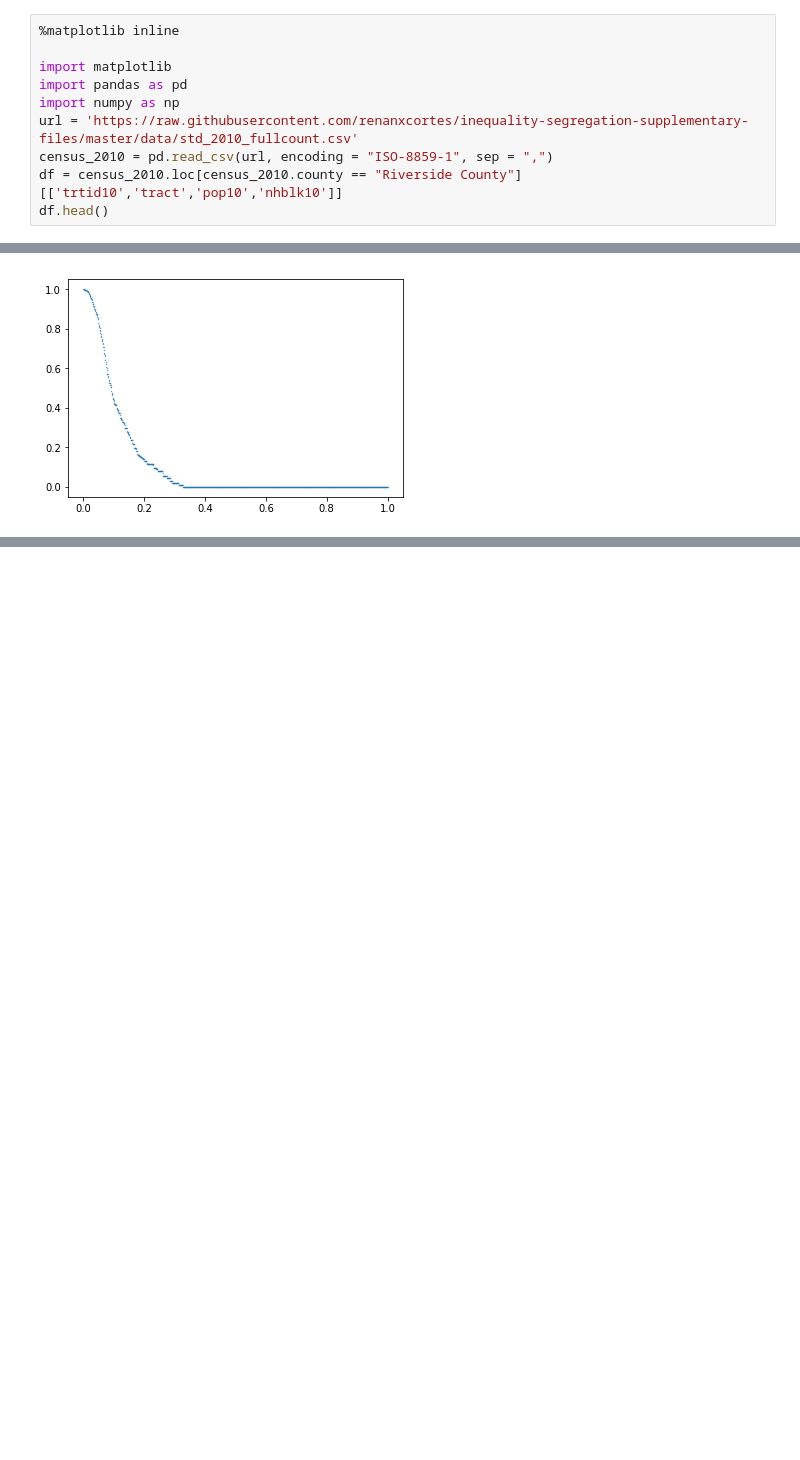
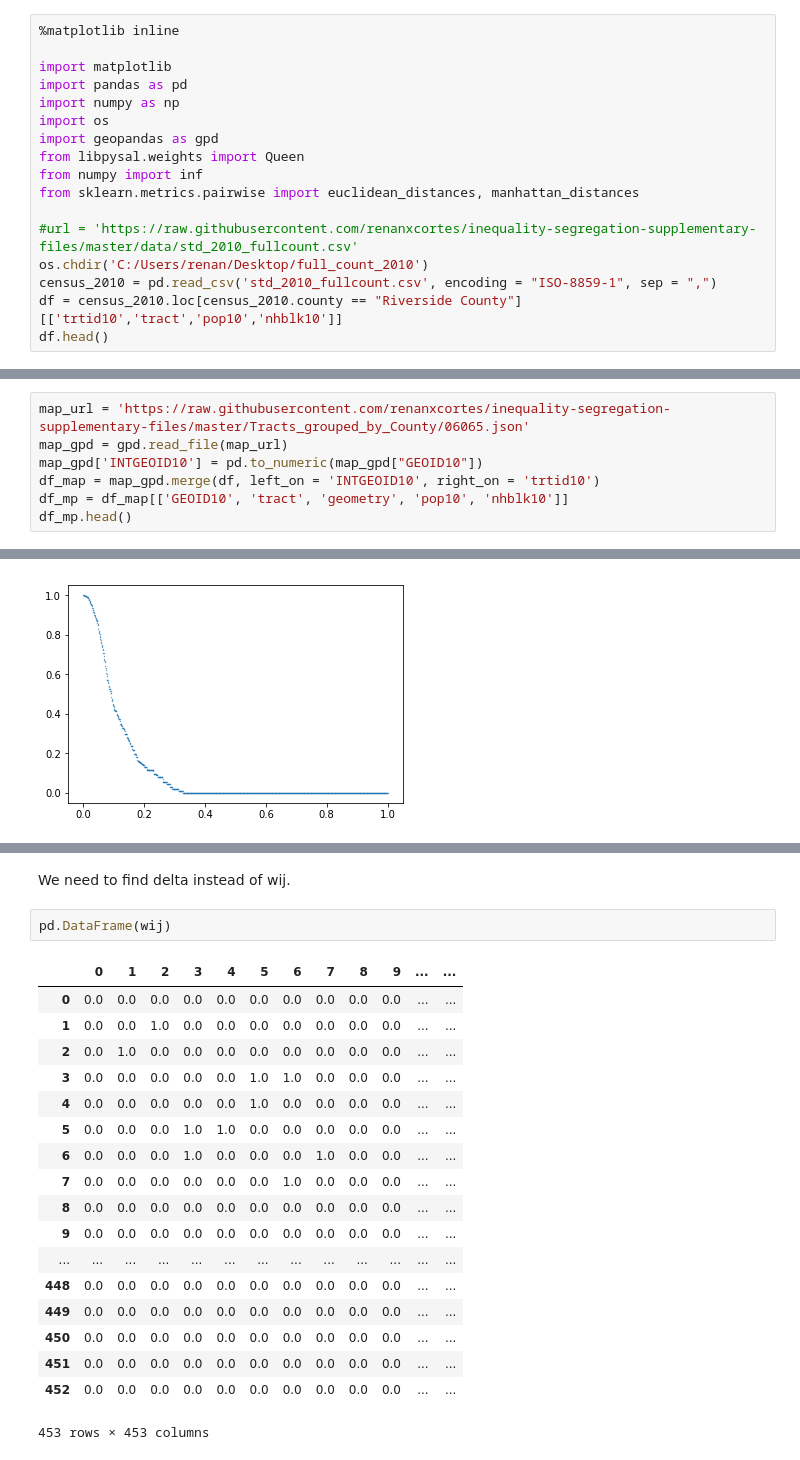
Before and after one commit to pysal/segregation, a Jupyter notebook: notebooks/Concentration_Profile_Function.ipynb, the cells around one changed output, grey strips where cells are left out. Saved outputs shown, nothing was run; the diff lists cells and outputs as text; blank space fills up the shorter version.

```diff
--- a/notebooks/Concentration_Profile_Function.ipynb
+++ b/notebooks/Concentration_Profile_Function.ipynb
@@ -6,8 +6,15 @@
 import matplotlib
 import pandas as pd
 import numpy as np
-url = 'https://raw.githubusercontent.com/renanxcortes/inequality-segregation-supplementary-files/master/data/std_2010_fullcount.csv'
-census_2010 = pd.read_csv(url, encoding = "ISO-8859-1", sep = ",")
+import os
+import geopandas as gpd
+from libpysal.weights import Queen
+from numpy import inf
+from sklearn.metrics.pairwise import euclidean_distances, manhattan_distances
+
+#url = 'https://raw.githubusercontent.com/renanxcortes/inequality-segregation-supplementary-files/master/data/std_2010_fullcount.csv'
+os.chdir('C:/Users/renan/Desktop/full_count_2010')
+census_2010 = pd.read_csv('std_2010_fullcount.csv', encoding = "ISO-8859-1", sep = ",")
 df = census_2010.loc[census_2010.county == "Riverside County"][['trtid10','tract','pop10','nhblk10']]
 df.head()
 # %% [output]
@@ -17,3 +24,10 @@ df.head()
 | 5731 | 6065041910 | Census Tract 419.10 | 6342 | 405 |
 | 5733 | 6065040816 | Census Tract 408.16 | 2594 | 346 |
 | 5735 | 6065040815 | Census Tract 408.15 | 3586 | 429 |
+# %%
+map_url = 'https://raw.githubusercontent.com/renanxcortes/inequality-segregation-supplementary-files/master/Tracts_grouped_by_County/06065.json'
+map_gpd = gpd.read_file(map_url)
+map_gpd['INTGEOID10'] = pd.to_numeric(map_gpd["GEOID10"])
+df_map = map_gpd.merge(df, left_on = 'INTGEOID10', right_on = 'trtid10')
+df_mp = df_map[['GEOID10', 'tract', 'geometry', 'pop10', 'nhblk10']]
+df_mp.head()
@@ -102,0 +141,23 @@ matplotlib.pyplot.scatter(cp_index[1],
+# %% [markdown]
+We need to find delta instead of wij.
+# %%
+pd.DataFrame(wij)
+# %% [output]
+|  | 0 | 1 | 2 | 3 | 4 | 5 | 6 | 7 | 8 | 9 | ... | ... |
+| 0 | 0.0 | 0.0 | 0.0 | 0.0 | 0.0 | 0.0 | 0.0 | 0.0 | 0.0 | 0.0 | ... | ... |
+| 1 | 0.0 | 0.0 | 1.0 | 0.0 | 0.0 | 0.0 | 0.0 | 0.0 | 0.0 | 0.0 | ... | ... |
+| 2 | 0.0 | 1.0 | 0.0 | 0.0 | 0.0 | 0.0 | 0.0 | 0.0 | 0.0 | 0.0 | ... | ... |
+| 3 | 0.0 | 0.0 | 0.0 | 0.0 | 0.0 | 1.0 | 1.0 | 0.0 | 0.0 | 0.0 | ... | ... |
+| 4 | 0.0 | 0.0 | 0.0 | 0.0 | 0.0 | 1.0 | 0.0 | 0.0 | 0.0 | 0.0 | ... | ... |
+| 5 | 0.0 | 0.0 | 0.0 | 1.0 | 1.0 | 0.0 | 0.0 | 0.0 | 0.0 | 0.0 | ... | ... |
+| 6 | 0.0 | 0.0 | 0.0 | 1.0 | 0.0 | 0.0 | 0.0 | 1.0 | 0.0 | 0.0 | ... | ... |
+| 7 | 0.0 | 0.0 | 0.0 | 0.0 | 0.0 | 0.0 | 1.0 | 0.0 | 0.0 | 0.0 | ... | ... |
+| 8 | 0.0 | 0.0 | 0.0 | 0.0 | 0.0 | 0.0 | 0.0 | 0.0 | 0.0 | 0.0 | ... | ... |
+| 9 | 0.0 | 0.0 | 0.0 | 0.0 | 0.0 | 0.0 | 0.0 | 0.0 | 0.0 | 0.0 | ... | ... |
+| ... | ... | ... | ... | ... | ... | ... | ... | ... | ... | ... | ... | ... |
+| 448 | 0.0 | 0.0 | 0.0 | 0.0 | 0.0 | 0.0 | 0.0 | 0.0 | 0.0 | 0.0 | ... | ... |
+| 449 | 0.0 | 0.0 | 0.0 | 0.0 | 0.0 | 0.0 | 0.0 | 0.0 | 0.0 | 0.0 | ... | ... |
+| 450 | 0.0 | 0.0 | 0.0 | 0.0 | 0.0 | 0.0 | 0.0 | 0.0 | 0.0 | 0.0 | ... | ... |
+| 451 | 0.0 | 0.0 | 0.0 | 0.0 | 0.0 | 0.0 | 0.0 | 0.0 | 0.0 | 0.0 | ... | ... |
+| 452 | 0.0 | 0.0 | 0.0 | 0.0 | 0.0 | 0.0 | 0.0 | 0.0 | 0.0 | 0.0 | ... | ... |
+453 rows × 453 columns
```
Also changed, not shown: parts of 10 cells of this notebook.
